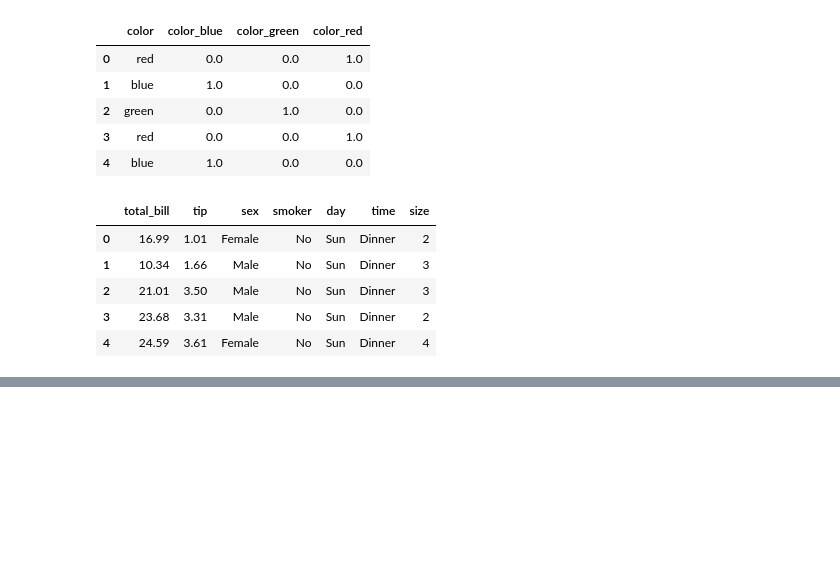
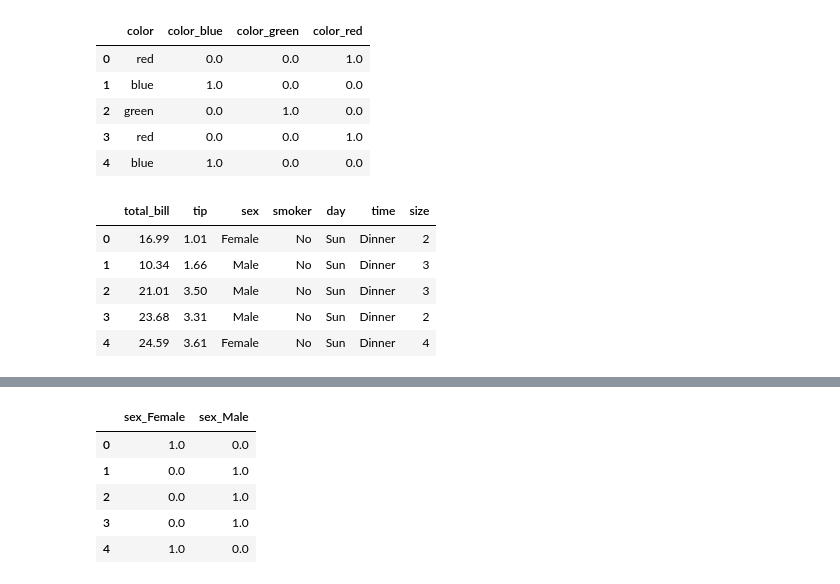
Before and after one commit to mohithnovoct/Feature_Engineering, a Jupyter notebook: 5.0- Data Encoding.ipynb, the cells around one changed output, grey strips where cells are left out. Saved outputs shown, nothing was run; the diff lists cells and outputs as text; code cells hidden in the pictures; blank space fills up the shorter version.

```diff
--- a/5.0- Data Encoding.ipynb
+++ b/5.0- Data Encoding.ipynb
@@ -85,0 +202,3 @@ encode = enc.fit_transform(df[['sex']])
+# %%
+import seaborn as sns
+df = sns.load_dataset('tips')
@@ -85,0 +214,15 @@ encode = enc.fit_transform(df[['sex']])
+# %%
+encoder = OneHotEncoder()
+# %%
+encoded_sex = encoder.fit_transform(df[['sex']]).toarray()
+# %%
+encoded_sex = pd.DataFrame(encoded_sex,columns=encoder.get_feature_names_out())
+# %%
+encoded_sex.head()
+# %% [output]
+|  | sex_Female | sex_Male |
+| 0 | 1.0 | 0.0 |
+| 1 | 0.0 | 1.0 |
+| 2 | 0.0 | 1.0 |
+| 3 | 0.0 | 1.0 |
+| 4 | 1.0 | 0.0 |
```
Also changed, not shown: parts of 23 cells of this notebook.
